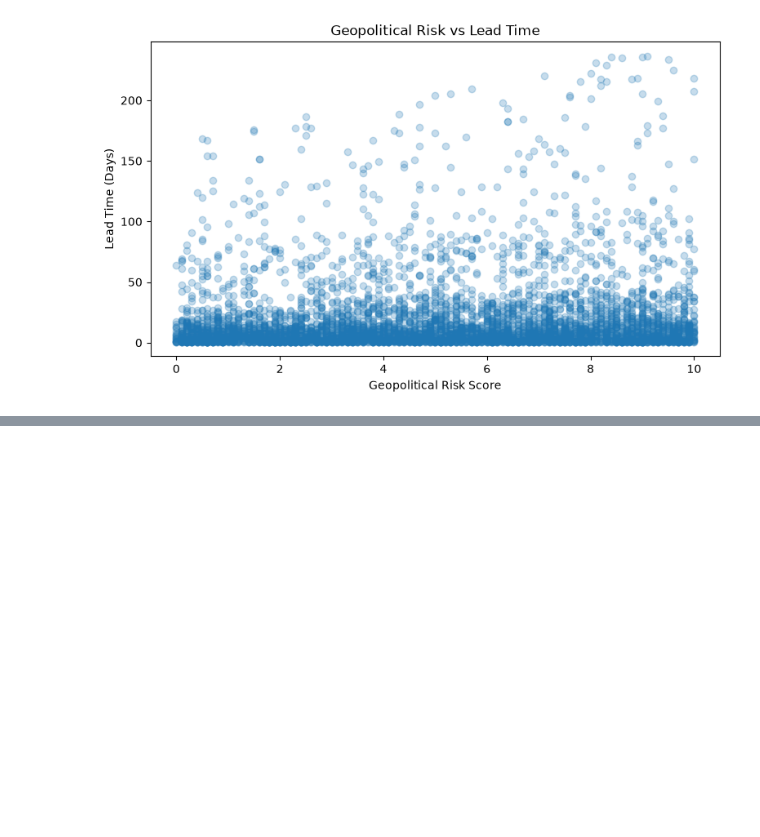
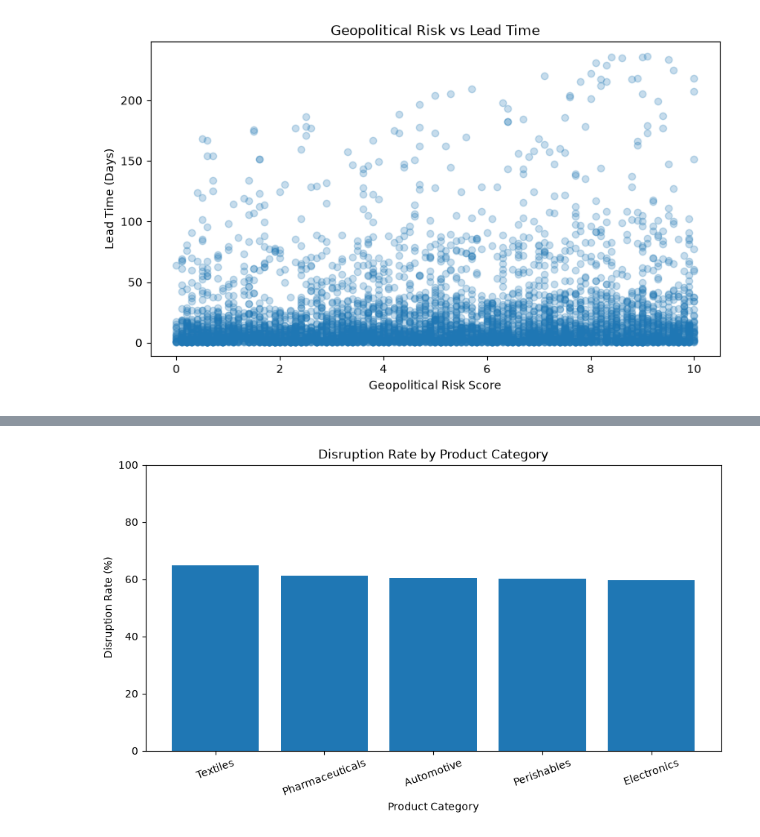
Before and after one commit to sharath1103/Global-Supply-Chain-Disruption, a Jupyter notebook: global_supply_chain_disruption.ipynb, the cells around one changed output, grey strips where cells are left out. Saved outputs shown, nothing was run; the diff lists cells and outputs as text; code cells hidden in the pictures; blank space fills up the shorter version.

```diff
--- a/global_supply_chain_disruption.ipynb
+++ b/global_supply_chain_disruption.ipynb
@@ -558,0 +717,11 @@ plt.show()
+# %%
+product_analysis = (df.groupby("Product_Category").agg(
+    Shipments = ("Shipment_ID", "count"),
+    Disruption_Rate = ("Disruption_Occurred", "mean"),
+    Avg_Lead_Time = ("Lead_Time_Days", "mean"),
+    Median_Lead_Time = ("Lead_Time_Days", "median"),
+    P95_Lead_Time = ("Lead_Time_Days", lambda x:x.quantile(0.95))
+).reset_index(
+))
+product_analysis["Disruption_Rate"]*=100
+product_analysis.round(2)
@@ -558,0 +735,12 @@ plt.show()
+# %%
+product_disruption_plot = (product_analysis.sort_values("Disruption_Rate", ascending = False))
+plt.figure(figsize=(10,5))
+plt.bar(product_disruption_plot["Product_Category"], product_disruption_plot["Disruption_Rate"])
+plt.title("Disruption Rate by Product Category")
+plt.xlabel("Product Category")
+plt.ylabel("Disruption Rate (%)")
+plt.ylim(0,100)
+plt.xticks(rotation = 20)
+plt.show()
+# %% [output]
+[figure, added]
```
Also changed, not shown: parts of 20 cells of this notebook.
